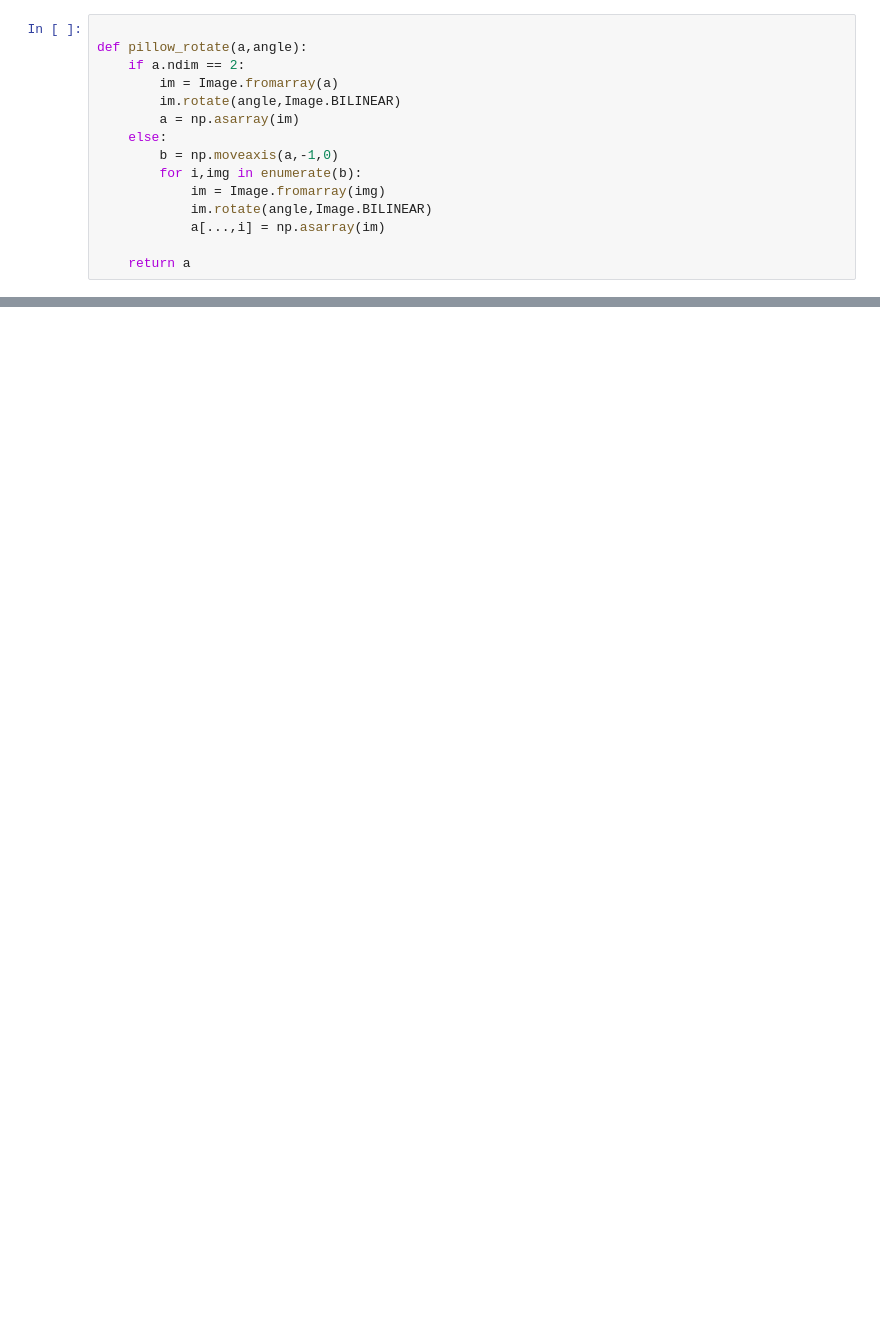
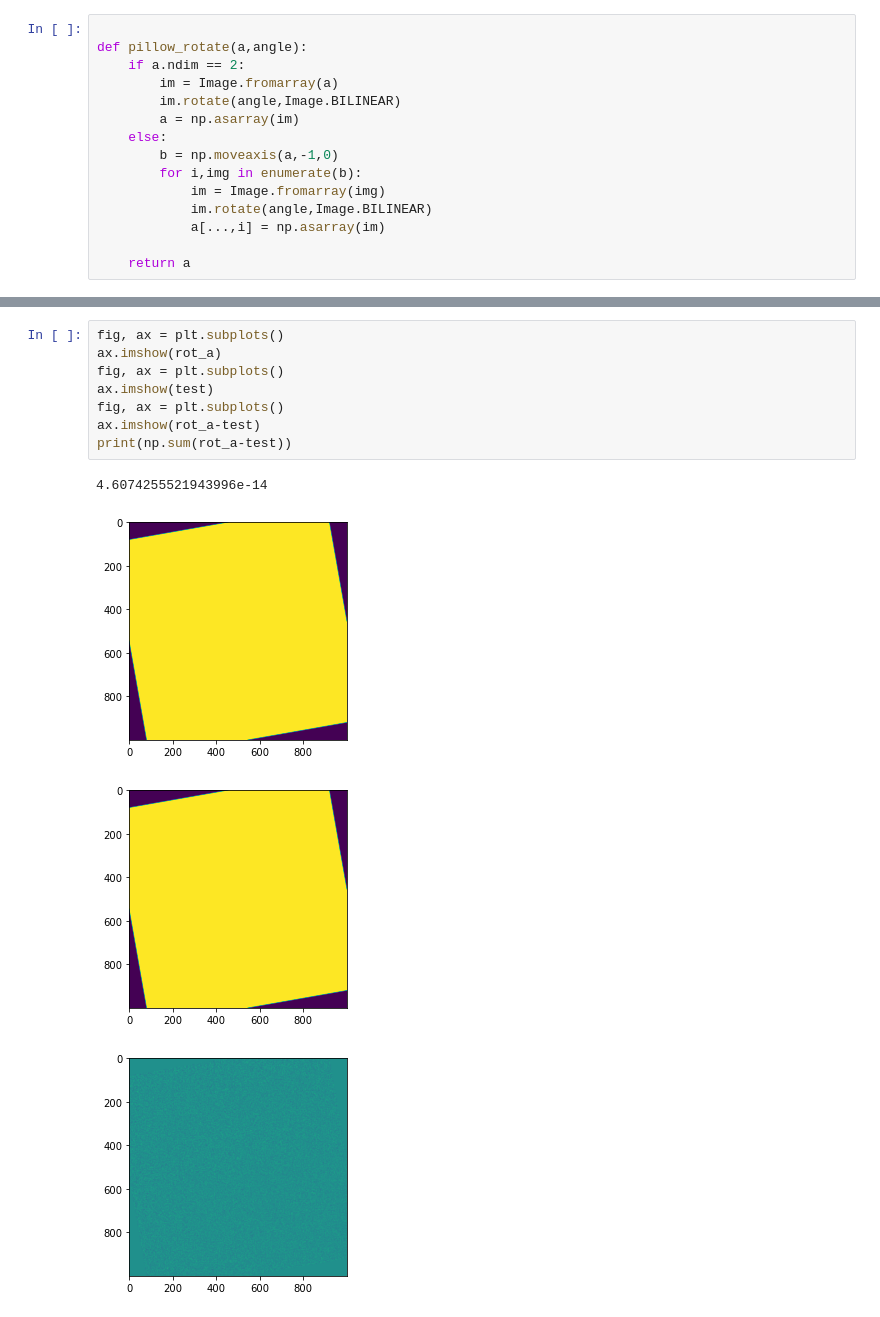
Before and after one commit to Kankelborg-Group/ESIS, a Jupyter notebook: esis/flight/notebooks/image_rotate_test.ipynb, the cells around one changed output, grey strips where cells are left out. Drawn from its saved outputs; the diff is of its cells as text; blank space fills up the shorter version.

```diff
--- a/esis/flight/notebooks/image_rotate_test.ipynb
+++ b/esis/flight/notebooks/image_rotate_test.ipynb
@@ -54,0 +65,13 @@ TypeError: unhashable type: 'numpy.ndarray'
+# %%
+fig, ax = plt.subplots()
+ax.imshow(rot_a)
+fig, ax = plt.subplots()
+ax.imshow(test)
+fig, ax = plt.subplots()
+ax.imshow(rot_a-test)
+print(np.sum(rot_a-test))
+# %% [output]
+4.6074255521943996e-14
+[figure, added]
+[figure, added]
+[figure, added]
```
Also changed, not shown: parts of 6 cells of this notebook, 2 other files.
